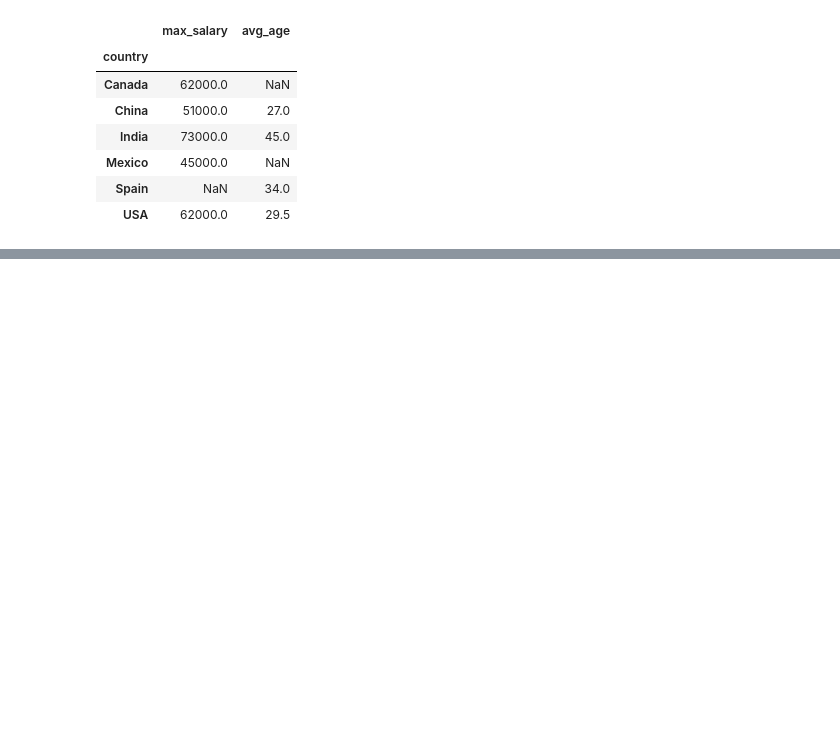
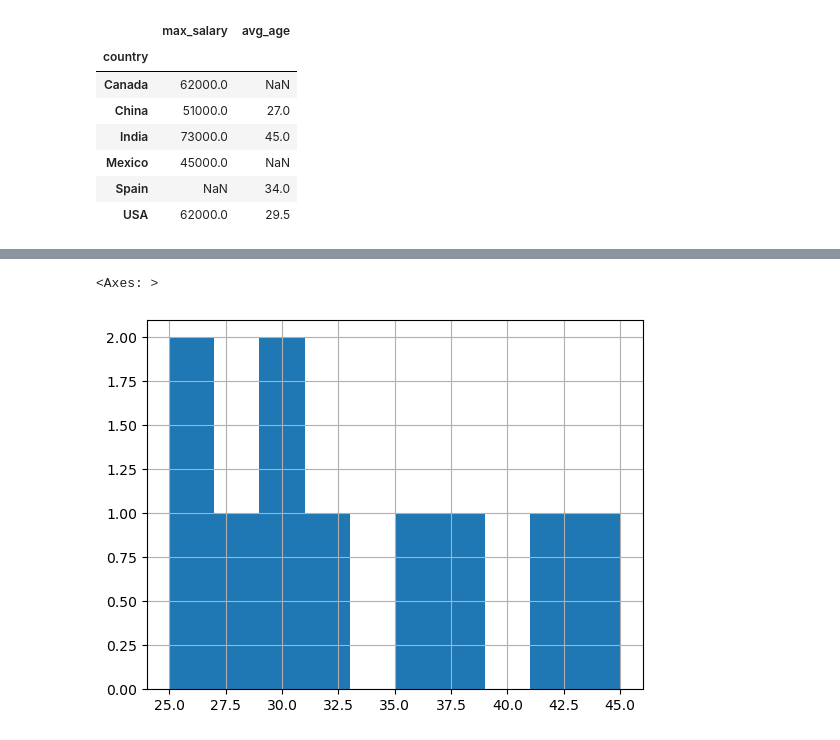
Before and after one commit to sneha2002-alt/Python_libraries, a Jupyter notebook: pandas.ipynb, the cells around one changed output, grey strips where cells are left out. Saved outputs shown, nothing was run; the diff lists cells and outputs as text; code cells hidden in the pictures; blank space fills up the shorter version.

```diff
--- a/pandas.ipynb
+++ b/pandas.ipynb
@@ -514,0 +554,6 @@ df.groupby("country").agg(
+# %%
+df = pd.read_csv("employee_data.csv")
+df["Age"].hist()
+# %% [output]
+<Axes: >
+[figure, added]
```
Also changed, not shown: parts of 5 cells of this notebook, 4 other files.
